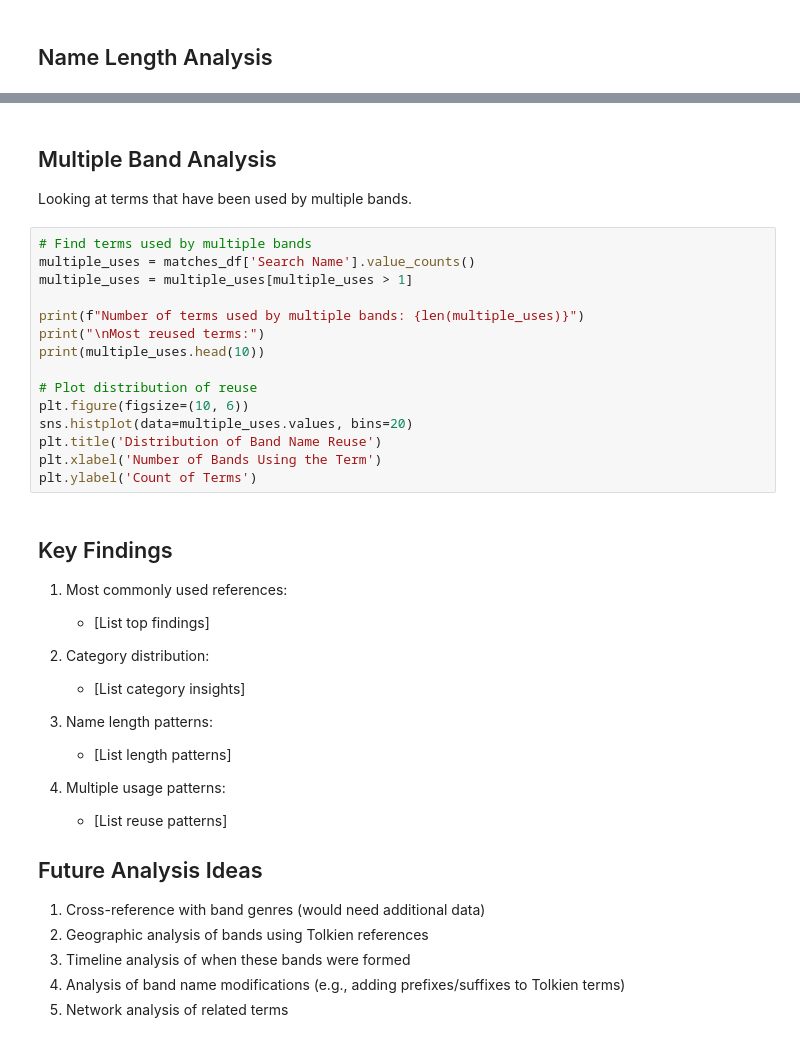
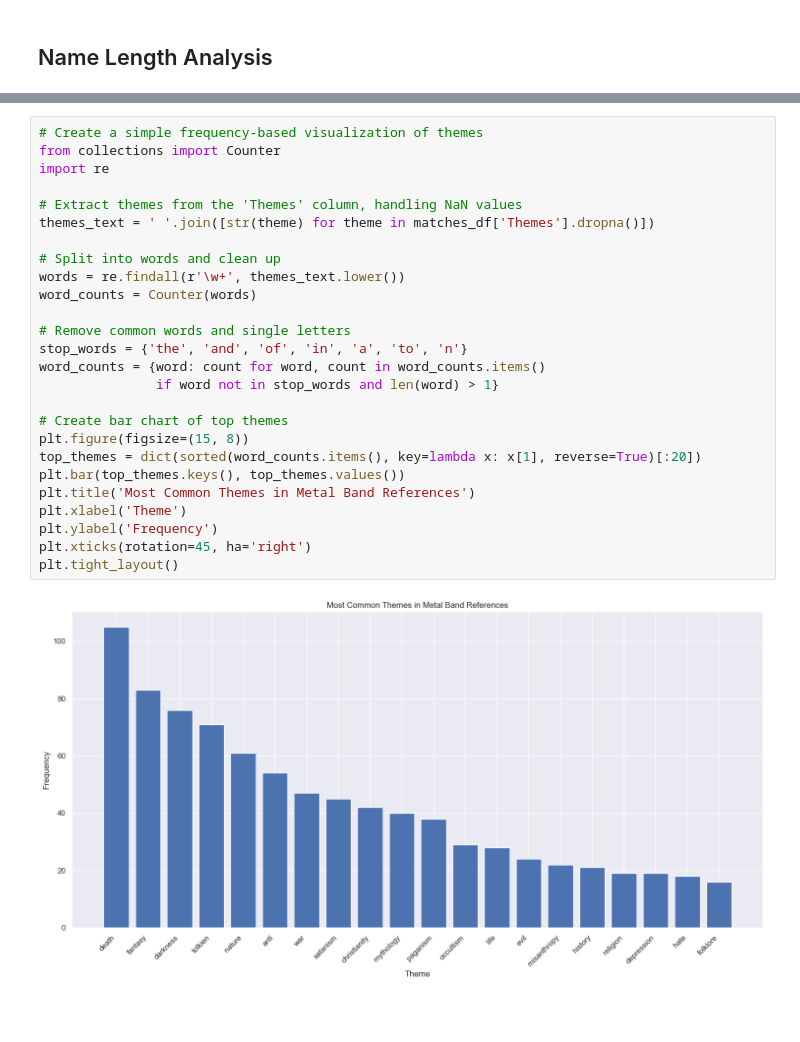
Before and after one commit to stereoabuse/Metal-Earth, a Jupyter notebook: analysis.ipynb, the cells around one changed output, grey strips where cells are left out. Drawn from its saved outputs; the diff is of its cells as text; blank space fills up the shorter version.

```diff
--- a/analysis.ipynb
+++ b/analysis.ipynb
@@ -88,41 +96,28 @@ print(matches_df['Term Length'].describe())
-# %% [markdown]
-## Multiple Band Analysis
-
-Looking at terms that have been used by multiple bands.
-# %%
-# Find terms used by multiple bands
-multiple_uses = matches_df['Search Name'].value_counts()
-multiple_uses = multiple_uses[multiple_uses > 1]
-
-print(f"Number of terms used by multiple bands: {len(multiple_uses)}")
-print("\nMost reused terms:")
-print(multiple_uses.head(10))
-
-# Plot distribution of reuse
-plt.figure(figsize=(10, 6))
-sns.histplot(data=multiple_uses.values, bins=20)
-plt.title('Distribution of Band Name Reuse')
-plt.xlabel('Number of Bands Using the Term')
-plt.ylabel('Count of Terms')
-# %% [markdown]
-## Key Findings
-
-1. Most commonly used references:
-   - [List top findings]
-
-2. Category distribution:
-   - [List category insights]
-
-3. Name length patterns:
-   - [List length patterns]
-
-4. Multiple usage patterns:
-   - [List reuse patterns]
-
-## Future Analysis Ideas
-
-1. Cross-reference with band genres (would need additional data)
-2. Geographic analysis of bands using Tolkien references
-3. Timeline analysis of when these bands were formed
-4. Analysis of band name modifications (e.g., adding prefixes/suffixes to Tolkien terms)
-5. Network analysis of related terms
+# %%
+# Create a simple frequency-based visualization of themes
+from collections import Counter
+import re
+
+# Extract themes from the 'Themes' column, handling NaN values
+themes_text = ' '.join([str(theme) for theme in matches_df['Themes'].dropna()])
+
+# Split into words and clean up
+words = re.findall(r'\w+', themes_text.lower())
+word_counts = Counter(words)
+
+# Remove common words and single letters
+stop_words = {'the', 'and', 'of', 'in', 'a', 'to', 'n'}
+word_counts = {word: count for word, count in word_counts.items()
+               if word not in stop_words and len(word) > 1}
+
+# Create bar chart of top themes
+plt.figure(figsize=(15, 8))
+top_themes = dict(sorted(word_counts.items(), key=lambda x: x[1], reverse=True)[:20])
+plt.bar(top_themes.keys(), top_themes.values())
+plt.title('Most Common Themes in Metal Band References')
+plt.xlabel('Theme')
+plt.ylabel('Frequency')
+plt.xticks(rotation=45, ha='right')
+plt.tight_layout()
+# %% [output]
+[figure, added]
```
Also changed, not shown: parts of 8 cells of this notebook, 1 other file.
